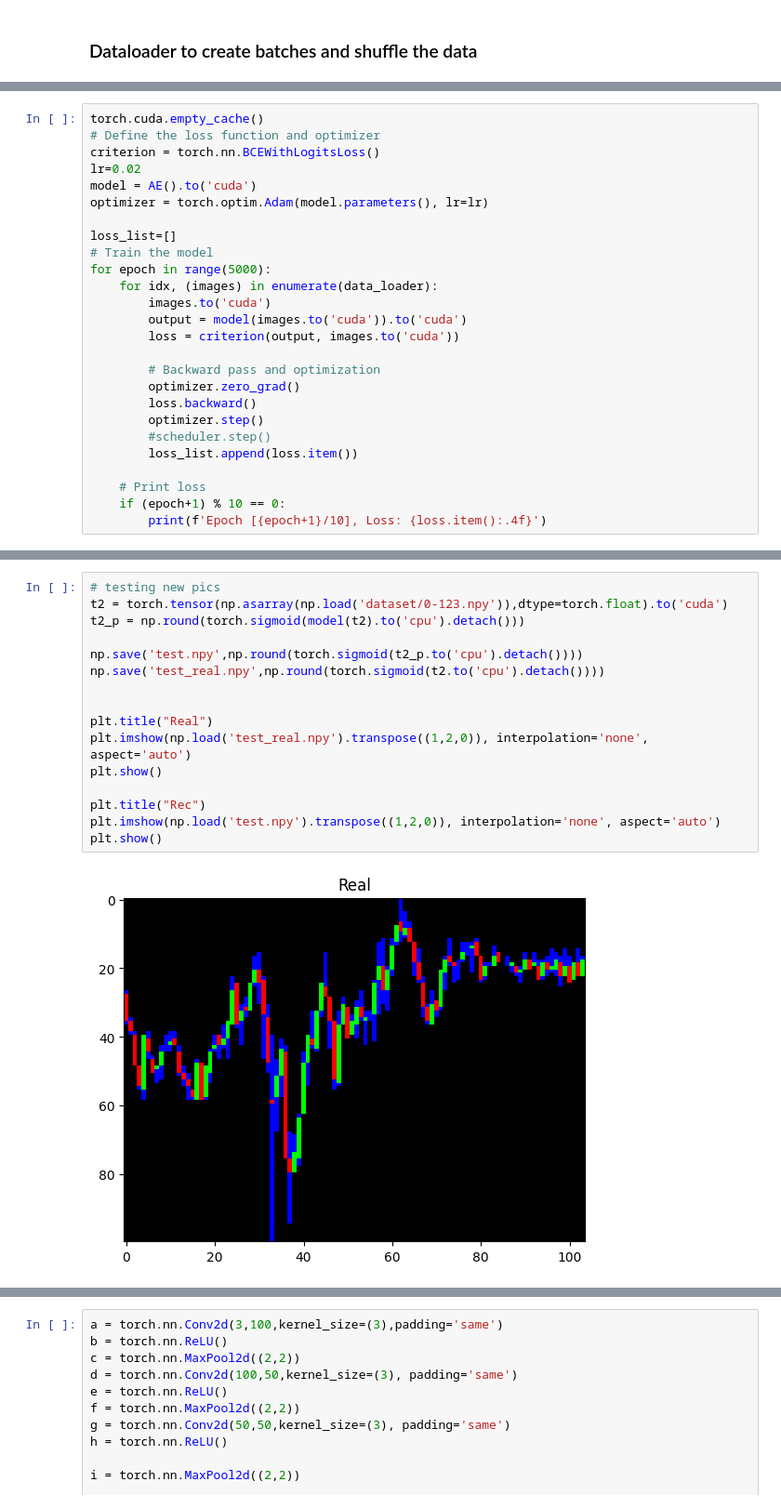
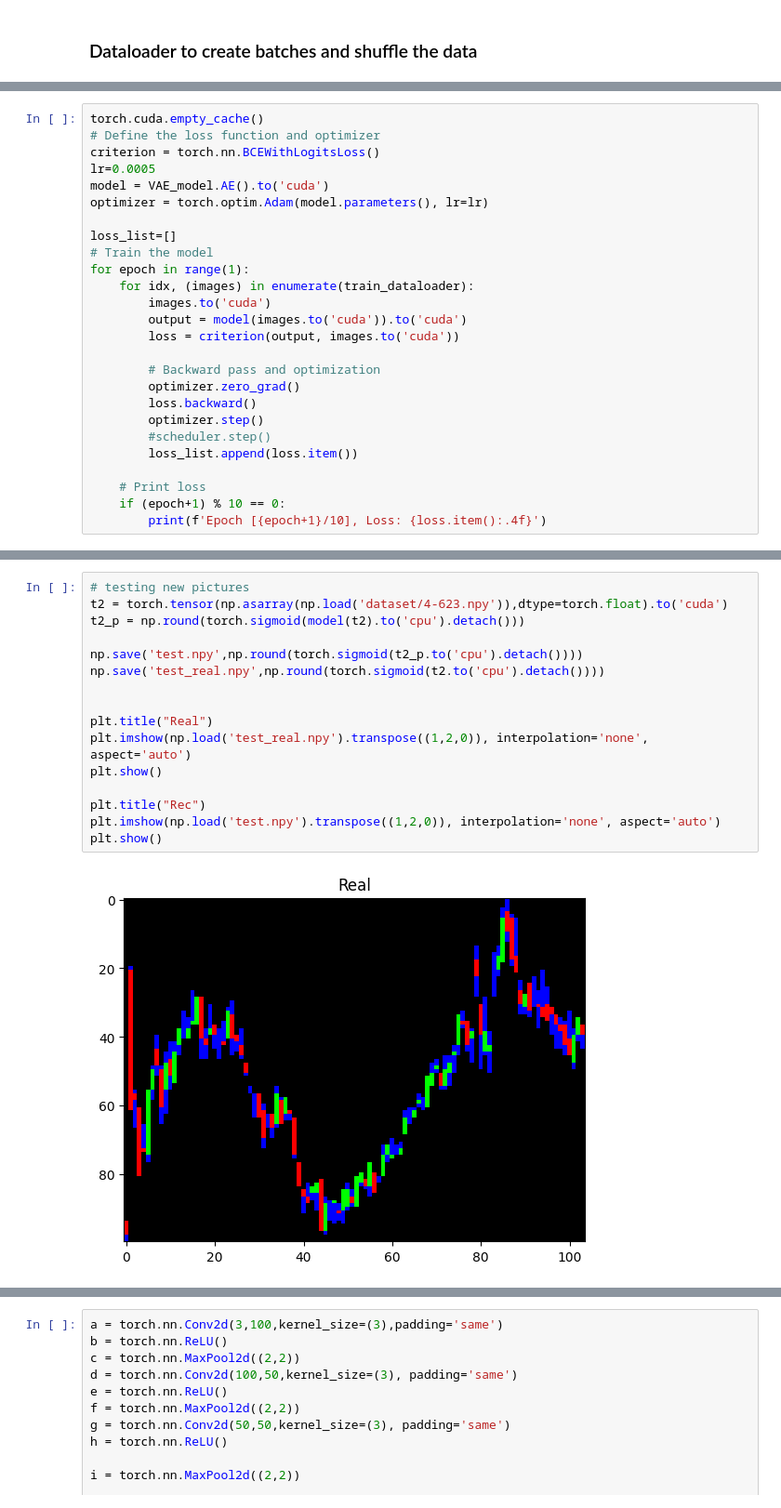
Before and after one commit to samuel-renaud/stock_pattern_AI, a Jupyter notebook: candle_vae.ipynb, the cells around one changed output, grey strips where cells are left out. Shown: that part at 93% size. Drawn from its saved outputs; the diff is of its cells as text.

```diff
--- a/candle_vae.ipynb
+++ b/candle_vae.ipynb
@@ -70,14 +39,14 @@ class AE(torch.nn.Module):
 torch.cuda.empty_cache()
 # Define the loss function and optimizer
 criterion = torch.nn.BCEWithLogitsLoss()
-lr=0.02
-model = AE().to('cuda')
+lr=0.0005
+model = VAE_model.AE().to('cuda')
 optimizer = torch.optim.Adam(model.parameters(), lr=lr)
 
 loss_list=[]
 # Train the model
-for epoch in range(5000):
-    for idx, (images) in enumerate(data_loader):
+for epoch in range(1):
+    for idx, (images) in enumerate(train_dataloader):
         images.to('cuda')
         output = model(images.to('cuda')).to('cuda')
         loss = criterion(output, images.to('cuda'))
@@ -146,18 +87,18 @@ plt.show()
 # %%
-# testing new pics
-t2 = torch.tensor(np.asarray(np.load('dataset/0-123.npy')),dtype=torch.float).to('cuda')
+# testing new pictures
+t2 = torch.tensor(np.asarray(np.load('dataset/4-623.npy')),dtype=torch.float).to('cuda')
 t2_p = np.round(torch.sigmoid(model(t2).to('cpu').detach()))
 
 np.save('test.npy',np.round(torch.sigmoid(t2_p.to('cpu').detach())))
 np.save('test_real.npy',np.round(torch.sigmoid(t2.to('cpu').detach())))
 
 
 plt.title("Real")
 plt.imshow(np.load('test_real.npy').transpose((1,2,0)), interpolation='none', aspect='auto')
 plt.show()
 
 plt.title("Rec")
 plt.imshow(np.load('test.npy').transpose((1,2,0)), interpolation='none', aspect='auto')
 plt.show()
 # %% [output]
-[figure, old version]
+[figure, new version]
```
Also changed, not shown: parts of 18 cells of this notebook, 3 other files.
